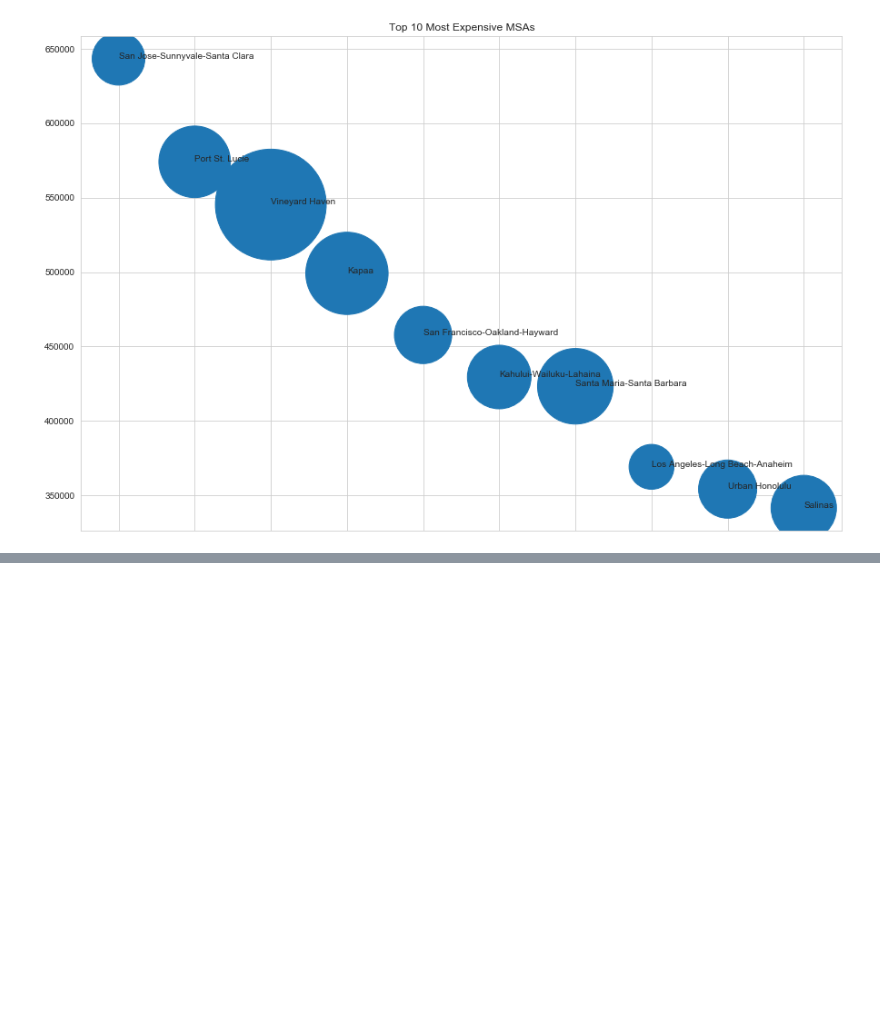
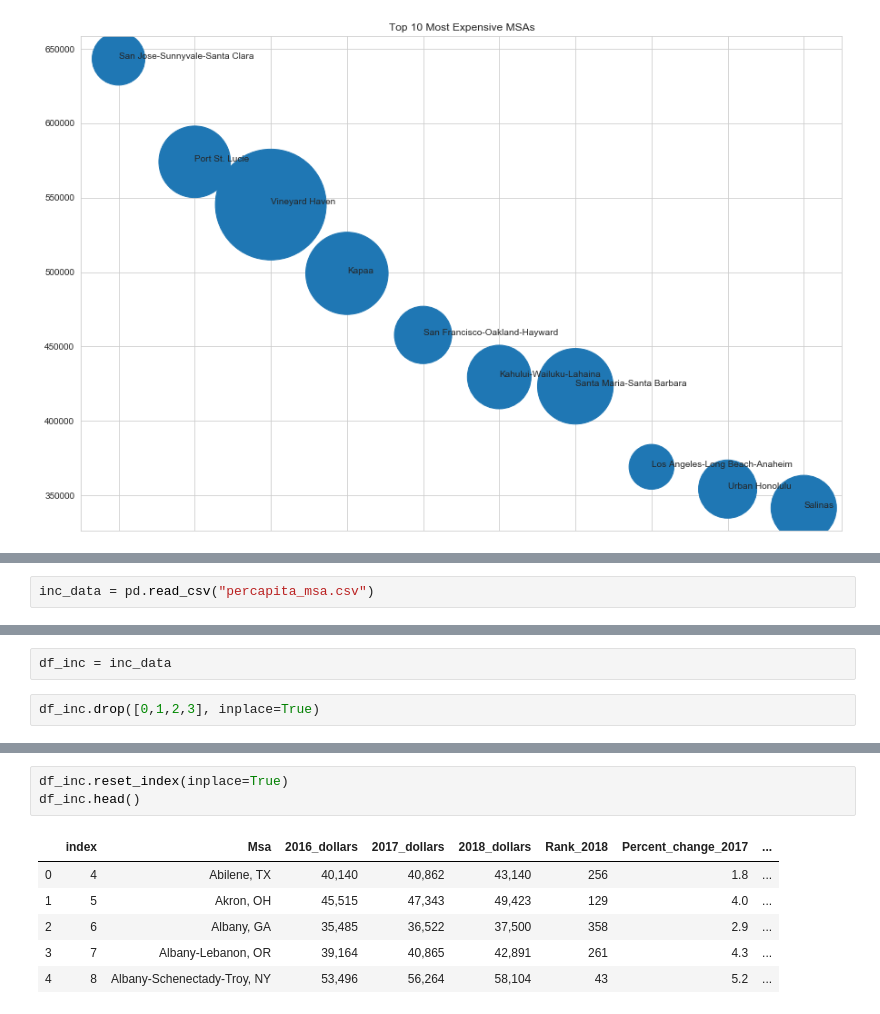
Before and after one commit to MissAle17/Median_Home_Price, a Jupyter notebook: Visualizing Home Prices.ipynb, the cells around one changed output, grey strips where cells are left out. Drawn from its saved outputs; the diff is of its cells as text; blank space fills up the shorter version.

```diff
--- a/Visualizing Home Prices.ipynb
+++ b/Visualizing Home Prices.ipynb
@@ -285,0 +276,2 @@ plt.show()
+# %%
+inc_data = pd.read_csv("percapita_msa.csv")
@@ -285,0 +291,4 @@ plt.show()
+# %%
+df_inc = inc_data
+# %%
+df_inc.drop([0,1,2,3], inplace=True)
@@ -285,0 +304,10 @@ plt.show()
+# %%
+df_inc.reset_index(inplace=True)
+df_inc.head()
+# %% [output]
+|  | index | Msa | 2016_dollars | 2017_dollars | 2018_dollars | Rank_2018 | Percent_change_2017 | ... |
+| 0 | 4 | Abilene, TX | 40,140 | 40,862 | 43,140 | 256 | 1.8 | ... |
+| 1 | 5 | Akron, OH | 45,515 | 47,343 | 49,423 | 129 | 4.0 | ... |
+| 2 | 6 | Albany, GA | 35,485 | 36,522 | 37,500 | 358 | 2.9 | ... |
+| 3 | 7 | Albany-Lebanon, OR | 39,164 | 40,865 | 42,891 | 261 | 4.3 | ... |
+| 4 | 8 | Albany-Schenectady-Troy, NY | 53,496 | 56,264 | 58,104 | 43 | 5.2 | ... |
```
Also changed, not shown: parts of 7 cells of this notebook, 1 other file.
